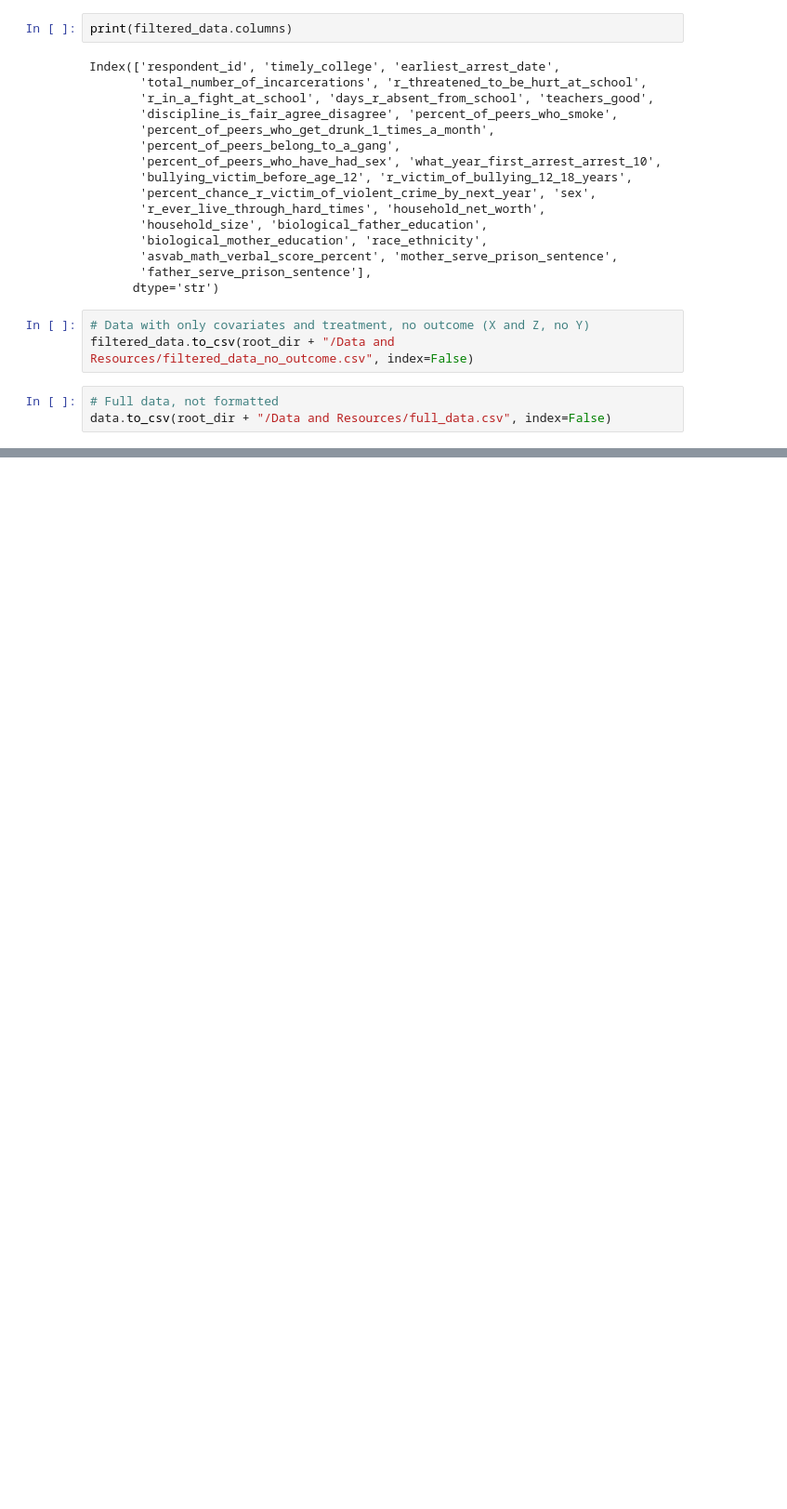
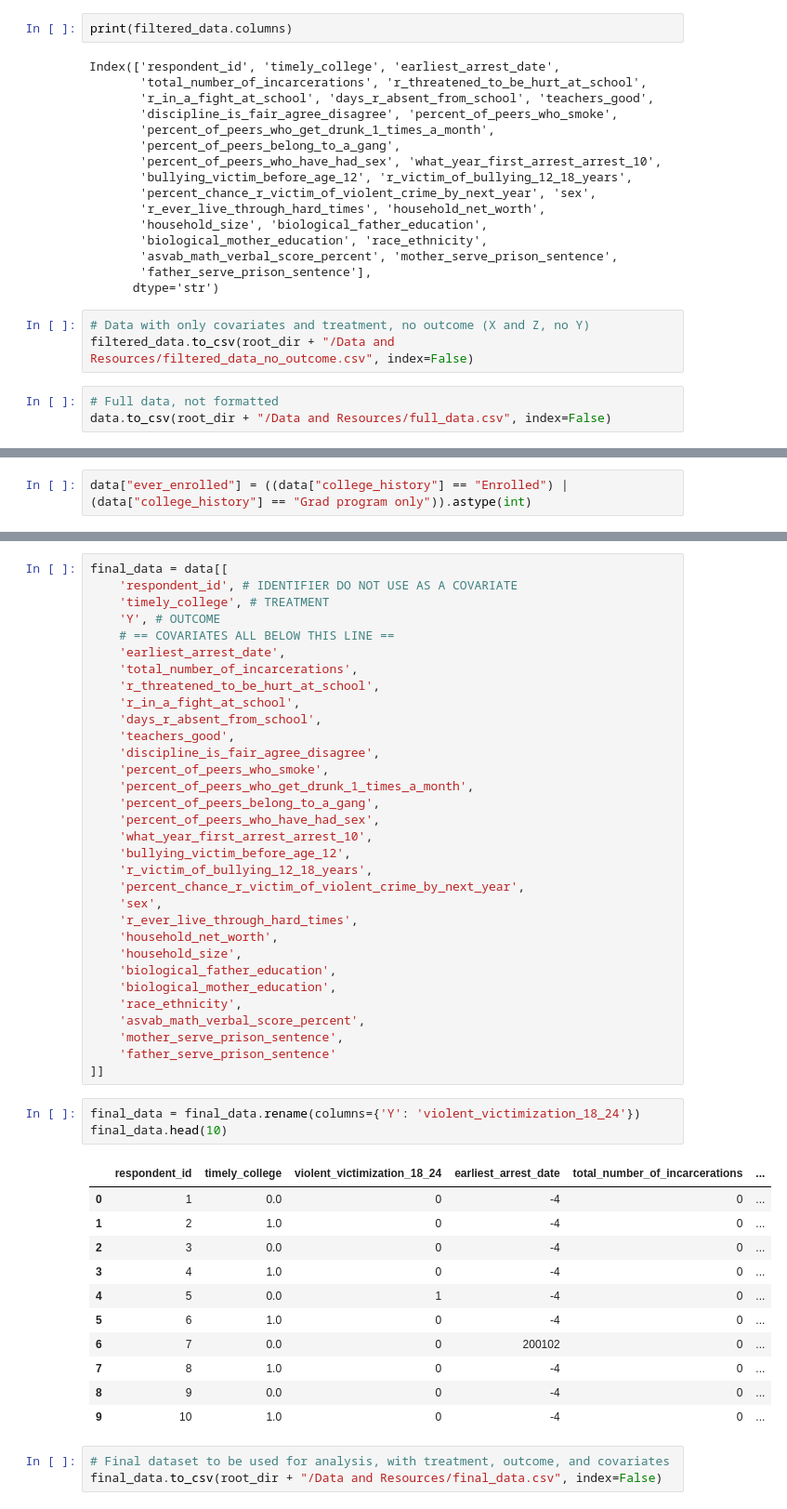
Before and after one commit to EatPotatoes/capstone_victimization, a Jupyter notebook: Data and Resources/create_dataset.ipynb, the cells around one changed output, grey strips where cells are left out. Shown at 93% size. Cells and saved outputs as stored; diff of their text form; blank space fills up the shorter version.

```diff
--- a/Data and Resources/data_processing_and_treatment.ipynb
+++ b/Data and Resources/create_dataset.ipynb
@@ -721,0 +795,2 @@ data.to_csv(root_dir + "/Data and Resources/full_data.csv", index=False)
+# %%
+data["ever_enrolled"] = ((data["college_history"] == "Enrolled") | (data["college_history"] == "Grad program only")).astype(int)
@@ -721,0 +960,50 @@ data.to_csv(root_dir + "/Data and Resources/full_data.csv", index=False)
+# %%
+final_data = data[[
+    'respondent_id', # IDENTIFIER DO NOT USE AS A COVARIATE
+    'timely_college', # TREATMENT
+    'Y', # OUTCOME
+    # == COVARIATES ALL BELOW THIS LINE ==
+    'earliest_arrest_date',
+    'total_number_of_incarcerations',
+    'r_threatened_to_be_hurt_at_school',
+    'r_in_a_fight_at_school',
+    'days_r_absent_from_school',
+    'teachers_good',
+    'discipline_is_fair_agree_disagree',
+    'percent_of_peers_who_smoke',
+    'percent_of_peers_who_get_drunk_1_times_a_month',
+    'percent_of_peers_belong_to_a_gang',
+    'percent_of_peers_who_have_had_sex',
+    'what_year_first_arrest_arrest_10',
+    'bullying_victim_before_age_12',
+    'r_victim_of_bullying_12_18_years',
+    'percent_chance_r_victim_of_violent_crime_by_next_year',
+    'sex',
+    'r_ever_live_through_hard_times',
+    'household_net_worth',
+    'household_size',
+    'biological_father_education',
+    'biological_mother_education',
+    'race_ethnicity',
+    'asvab_math_verbal_score_percent',
+    'mother_serve_prison_sentence',
+    'father_serve_prison_sentence'
+]]
+# %%
+final_data = final_data.rename(columns={'Y': 'violent_victimization_18_24'})
+final_data.head(10)
+# %% [output]
+|  | respondent_id | timely_college | violent_victimization_18_24 | earliest_arrest_date | total_number_of_incarcerations | ... |
+| 0 | 1 | 0.0 | 0 | -4 | 0 | ... |
+| 1 | 2 | 1.0 | 0 | -4 | 0 | ... |
+| 2 | 3 | 0.0 | 0 | -4 | 0 | ... |
+| 3 | 4 | 1.0 | 0 | -4 | 0 | ... |
+| 4 | 5 | 0.0 | 1 | -4 | 0 | ... |
+| 5 | 6 | 1.0 | 0 | -4 | 0 | ... |
+| 6 | 7 | 0.0 | 0 | 200102 | 0 | ... |
+| 7 | 8 | 1.0 | 0 | -4 | 0 | ... |
+| 8 | 9 | 0.0 | 0 | -4 | 0 | ... |
+| 9 | 10 | 1.0 | 0 | -4 | 0 | ... |
+# %%
+# Final dataset to be used for analysis, with treatment, outcome, and covariates
+final_data.to_csv(root_dir + "/Data and Resources/final_data.csv", index=False)
```
Also changed, not shown: parts of 16 cells of this notebook, 18 other files.
